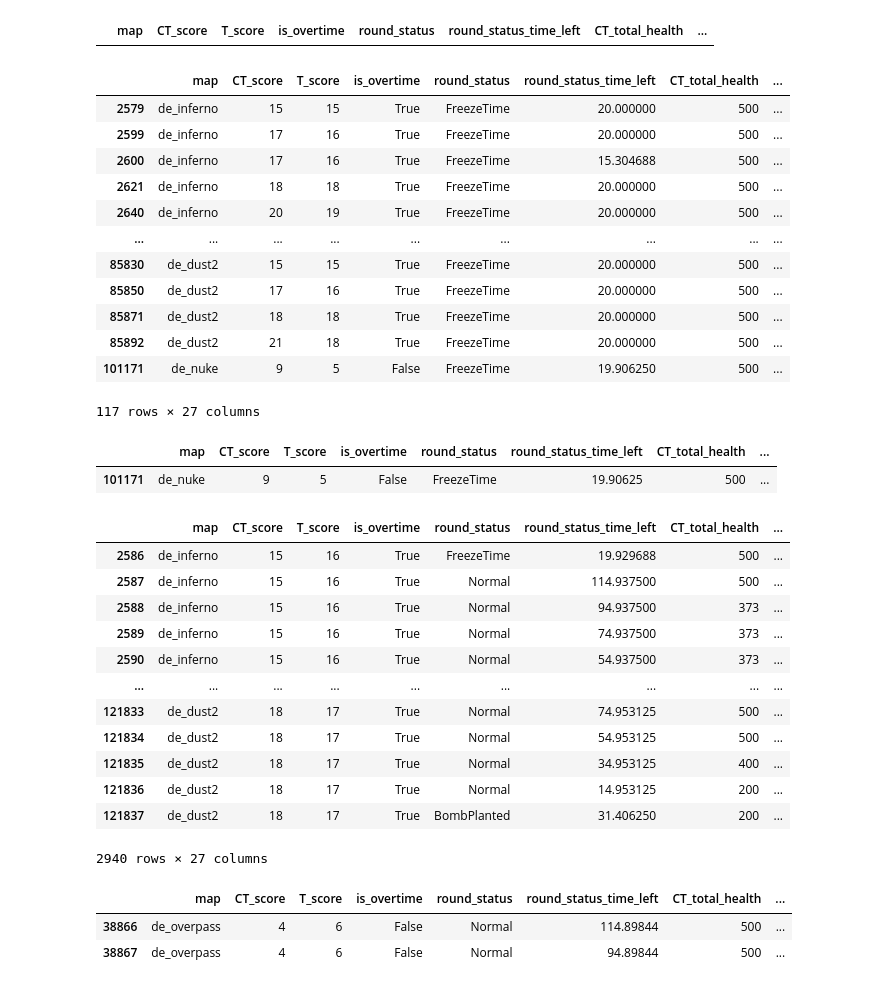
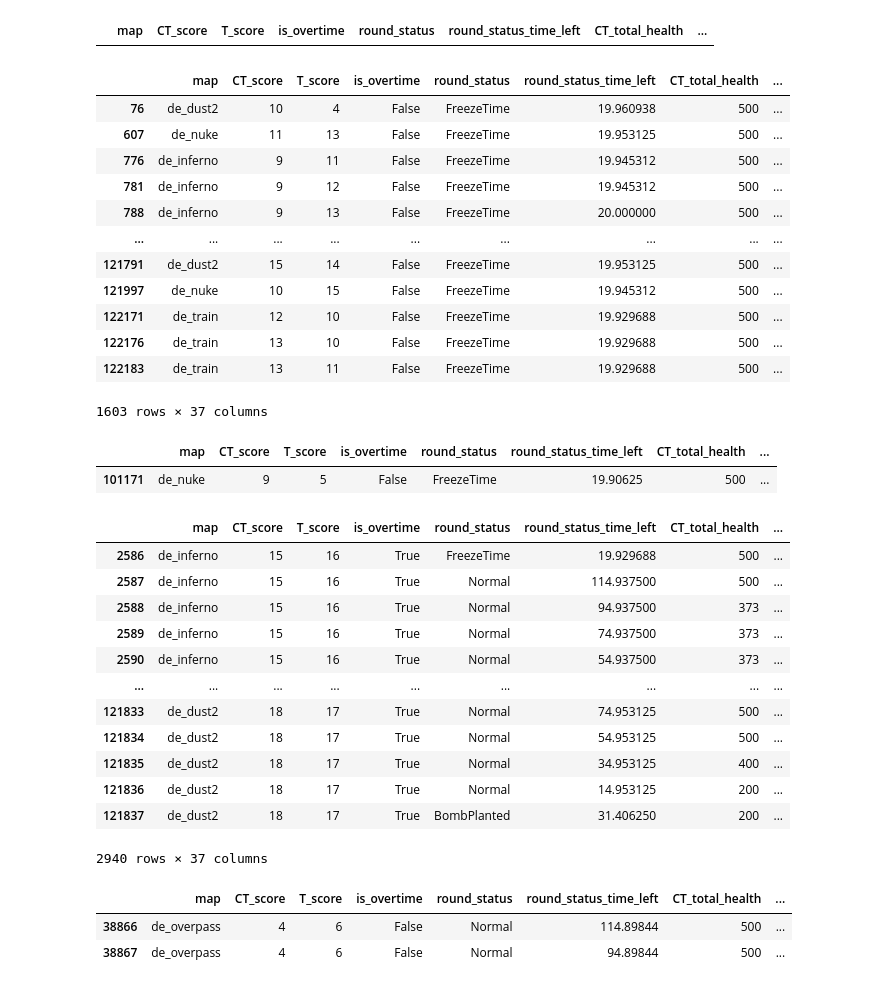
Before and after one commit to EgzysT/CS-GO-ML-Predictions, a Jupyter notebook: Main.ipynb, the cells around one changed output. Cells and saved outputs as stored; diff of their text form; code cells hidden in the pictures.

```diff
--- a/Main.ipynb
+++ b/Main.ipynb
@@ -99,6 +108,16 @@ df2["CT_equip_value"] = pd.to_numeric(df2["CT_equip_value"], downcast="unsigned"
 df2["T_equip_value"] = pd.to_numeric(df2["T_equip_value"], downcast="unsigned")
 df2["CT_money"] = pd.to_numeric(df2["CT_money"], downcast="unsigned")
 df2["T_money"] = pd.to_numeric(df2["T_money"], downcast="unsigned")
+df2["CT_num_grenades"] = pd.to_numeric(df2["CT_num_grenades"], downcast="unsigned")
+df2["T_num_grenades"] = pd.to_numeric(df2["T_num_grenades"], downcast="unsigned")
+df2["CT_num_he"] = pd.to_numeric(df2["CT_num_he"], downcast="unsigned")
+df2["T_num_he"] = pd.to_numeric(df2["T_num_he"], downcast="unsigned")
+df2["CT_num_flash"] = pd.to_numeric(df2["CT_num_flash"], downcast="unsigned")
+df2["T_num_flash"] = pd.to_numeric(df2["T_num_flash"], downcast="unsigned")
+df2["CT_num_smokes"] = pd.to_numeric(df2["CT_num_smokes"], downcast="unsigned")
+df2["T_num_smokes"] = pd.to_numeric(df2["T_num_smokes"], downcast="unsigned")
+df2["CT_num_molly"] = pd.to_numeric(df2["CT_num_molly"], downcast="unsigned")
+df2["T_num_molly"] = pd.to_numeric(df2["T_num_molly"], downcast="unsigned")
 
 df2["CT_has_Defuser"] = df2["CT_has_Defuser"].astype("bool")
 
@@ -212,21 +279,21 @@ df2[(df2['T_score'] == 0) & (df2['CT_score'] == 0) & ((df2['T_money'] > 4000) |
 # %% [output]
 |  | map | CT_score | T_score | is_overtime | round_status | round_status_time_left | CT_total_health | ... |
 # %%
-df2[(df2['T_money'] >= 80000) | (df2['CT_money'] >= 80000)]
+df2[((df2['T_money'] >= 50000) | (df2['CT_money'] >= 50000)) & (df2['is_overtime'] == False)]
 # %% [output]
 |  | map | CT_score | T_score | is_overtime | round_status | round_status_time_left | CT_total_health | ... |
-| 2579 | de_inferno | 15 | 15 | True | FreezeTime | 20.000000 | 500 | ... |
-| 2599 | de_inferno | 17 | 16 | True | FreezeTime | 20.000000 | 500 | ... |
-| 2600 | de_inferno | 17 | 16 | True | FreezeTime | 15.304688 | 500 | ... |
-| 2621 | de_inferno | 18 | 18 | True | FreezeTime | 20.000000 | 500 | ... |
-| 2640 | de_inferno | 20 | 19 | True | FreezeTime | 20.000000 | 500 | ... |
+| 76 | de_dust2 | 10 | 4 | False | FreezeTime | 19.960938 | 500 | ... |
+| 607 | de_nuke | 11 | 13 | False | FreezeTime | 19.953125 | 500 | ... |
+| 776 | de_inferno | 9 | 11 | False | FreezeTime | 19.945312 | 500 | ... |
+| 781 | de_inferno | 9 | 12 | False | FreezeTime | 19.945312 | 500 | ... |
+| 788 | de_inferno | 9 | 13 | False | FreezeTime | 20.000000 | 500 | ... |
 | ... | ... | ... | ... | ... | ... | ... | ... | ... |
-| 85830 | de_dust2 | 15 | 15 | True | FreezeTime | 20.000000 | 500 | ... |
-| 85850 | de_dust2 | 17 | 16 | True | FreezeTime | 20.000000 | 500 | ... |
-| 85871 | de_dust2 | 18 | 18 | True | FreezeTime | 20.000000 | 500 | ... |
-| 85892 | de_dust2 | 21 | 18 | True | FreezeTime | 20.000000 | 500 | ... |
-| 101171 | de_nuke | 9 | 5 | False | FreezeTime | 19.906250 | 500 | ... |
+| 121791 | de_dust2 | 15 | 14 | False | FreezeTime | 19.953125 | 500 | ... |
+| 121997 | de_nuke | 10 | 15 | False | FreezeTime | 19.945312 | 500 | ... |
+| 122171 | de_train | 12 | 10 | False | FreezeTime | 19.929688 | 500 | ... |
+| 122176 | de_train | 13 | 10 | False | FreezeTime | 19.929688 | 500 | ... |
+| 122183 | de_train | 13 | 11 | False | FreezeTime | 19.929688 | 500 | ... |
-117 rows × 27 columns
+1603 rows × 37 columns
 # %%
 df2[((df2['T_money'] >= 80000) | (df2['CT_money'] >= 80000)) & (df2['is_overtime'] == False)]
 # %% [output]
@@ -248,7 +315,7 @@ df2[(df2['CT_score'] >= 16) | (df2['T_score'] >= 16)]
 | 121835 | de_dust2 | 18 | 17 | True | Normal | 34.953125 | 400 | ... |
 | 121836 | de_dust2 | 18 | 17 | True | Normal | 14.953125 | 200 | ... |
 | 121837 | de_dust2 | 18 | 17 | True | BombPlanted | 31.406250 | 200 | ... |
-2940 rows × 27 columns
+2940 rows × 37 columns
 # %%
 df2[((df2['T_money'] == 50000) | (df2['CT_money'] == 50000)) & (df2['round_status'] != 'FreezeTime')]
 # %% [output]
```
Also changed, not shown: parts of 13 cells of this notebook, 1 other file.
